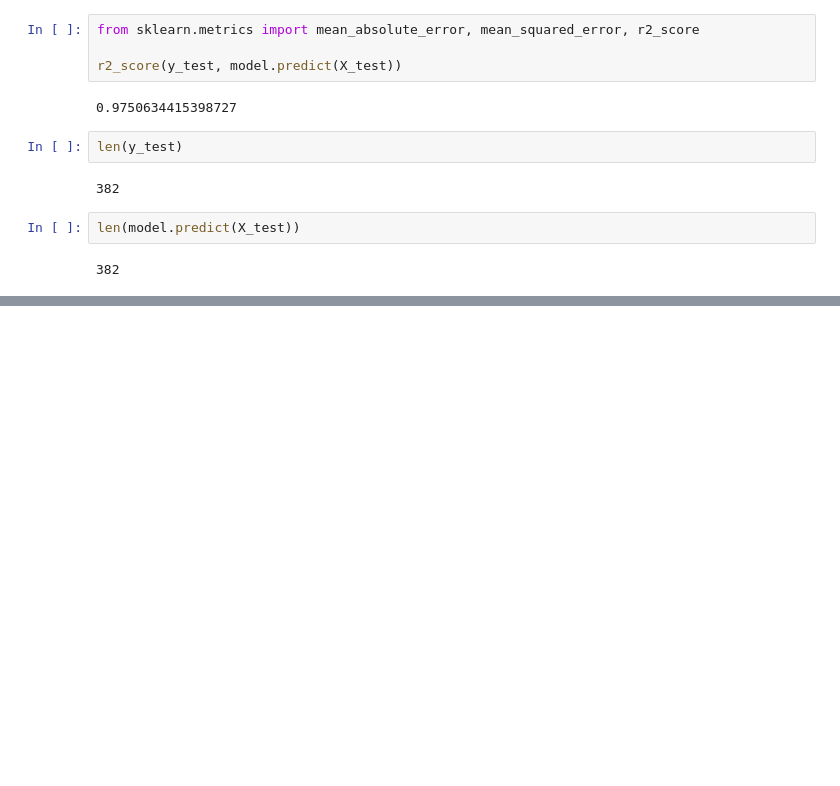
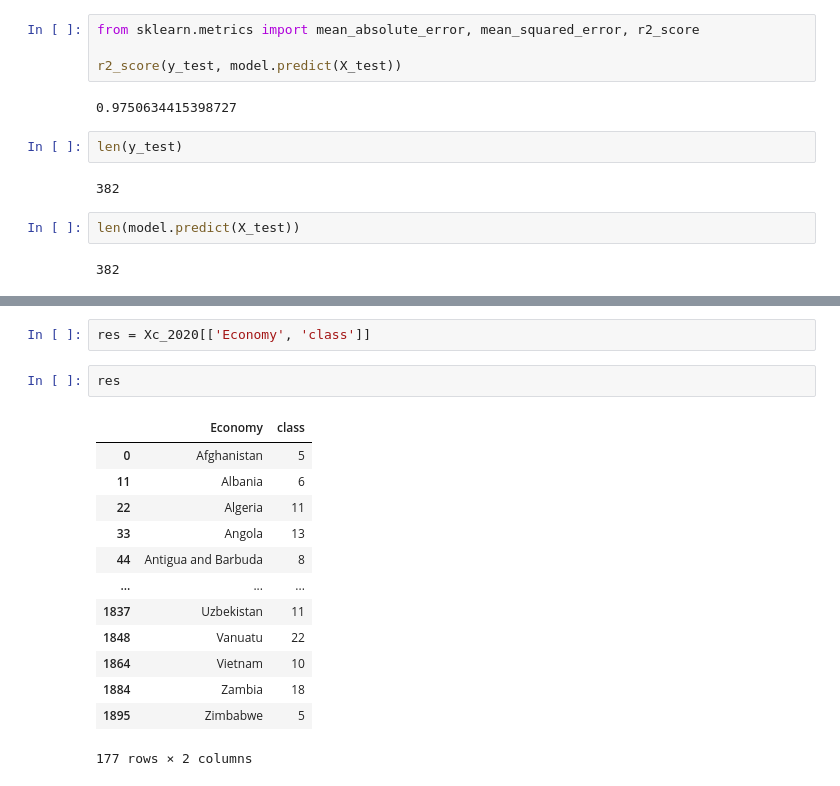
Before and after one commit to kishik/doing-business, a Jupyter notebook: research.ipynb, the cells around one changed output, grey strips where cells are left out. Drawn from its saved outputs; the diff is of its cells as text; blank space fills up the shorter version.

```diff
--- a/research.ipynb
+++ b/research.ipynb
@@ -172,0 +331,18 @@ len(model.predict(X_test))
+# %%
+res = Xc_2020[['Economy', 'class']]
+# %%
+res
+# %% [output]
+|  | Economy | class |
+| 0 | Afghanistan | 5 |
+| 11 | Albania | 6 |
+| 22 | Algeria | 11 |
+| 33 | Angola | 13 |
+| 44 | Antigua and Barbuda | 8 |
+| ... | ... | ... |
+| 1837 | Uzbekistan | 11 |
+| 1848 | Vanuatu | 22 |
+| 1864 | Vietnam | 10 |
+| 1884 | Zambia | 18 |
+| 1895 | Zimbabwe | 5 |
+177 rows × 2 columns
```
Also changed, not shown: parts of 22 cells of this notebook.
